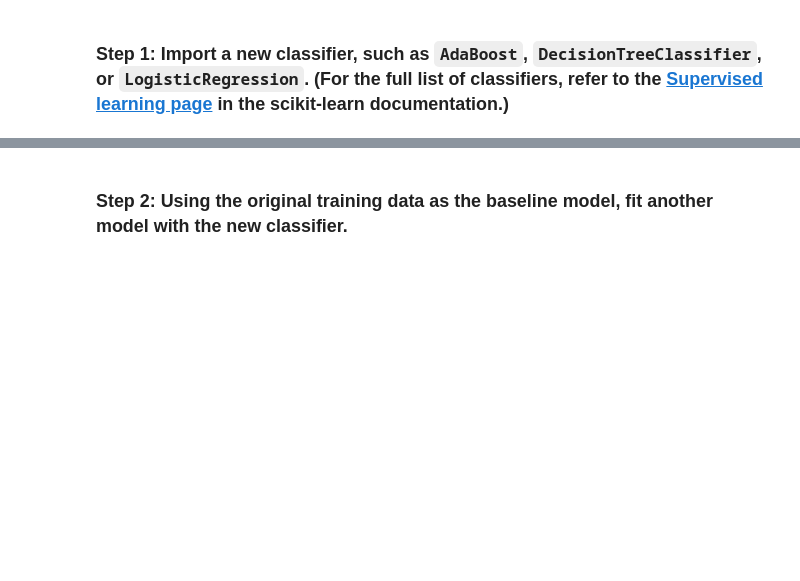
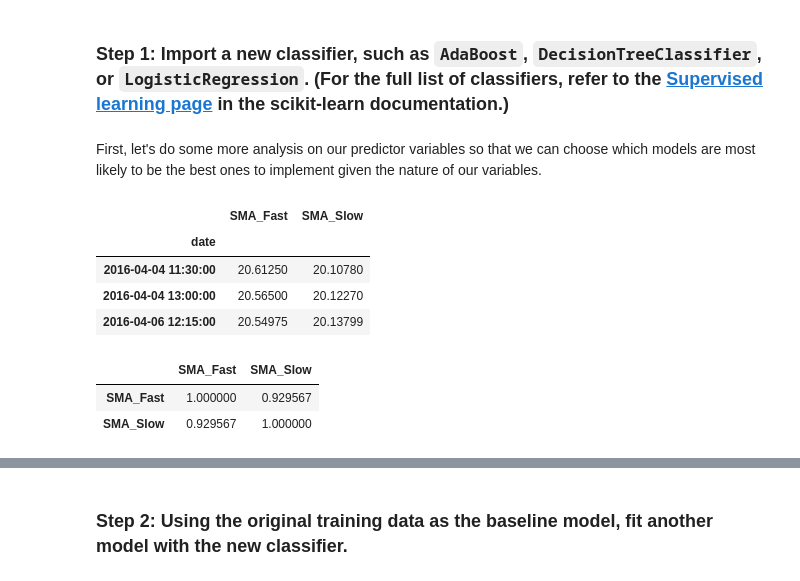
Before and after one commit to MontgomeryG/python-homework, a Jupyter notebook: Module 14 Challenge/machine_learning_trading_bot.ipynb, the cells around one changed output, grey strips where cells are left out. Cells and saved outputs as stored; diff of their text form; code cells hidden in the pictures; blank space fills up the shorter version.

```diff
--- a/Module 14 Challenge/machine_learning_trading_bot.ipynb
+++ b/Module 14 Challenge/machine_learning_trading_bot.ipynb
@@ -481,0 +592,18 @@ In this section, you’ll use the original parameters that the starter code prov
+# %% [markdown]
+
+First, let's do some more analysis on our predictor variables so that we can choose which models are most likely to be the best ones to implement given the nature of our variables.
+# %%
+# Let's determing the correlation between our predictor variables.
+# We are using the scaled data as our predictor variables; the scaled data is derrived from the SMA fast and SMA slow.
+# We will use a correlation test on the SMA fast/slow instead of the scaled data
+display(X_test.head(3))
+display(X_test.corr())
+# %% [output]
+|  | SMA_Fast | SMA_Slow |
+| date |  |  |
+| 2016-04-04 11:30:00 | 20.61250 | 20.10780 |
+| 2016-04-04 13:00:00 | 20.56500 | 20.12270 |
+| 2016-04-06 12:15:00 | 20.54975 | 20.13799 |
+|  | SMA_Fast | SMA_Slow |
+| SMA_Fast | 1.000000 | 0.929567 |
+| SMA_Slow | 0.929567 | 1.000000 |
```
Also changed, not shown: parts of 26 cells of this notebook.
